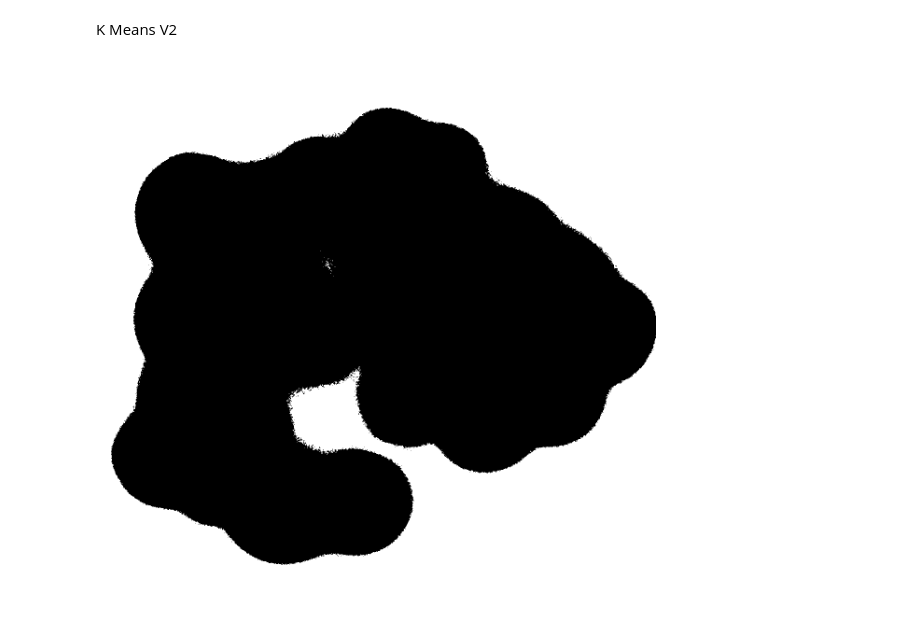
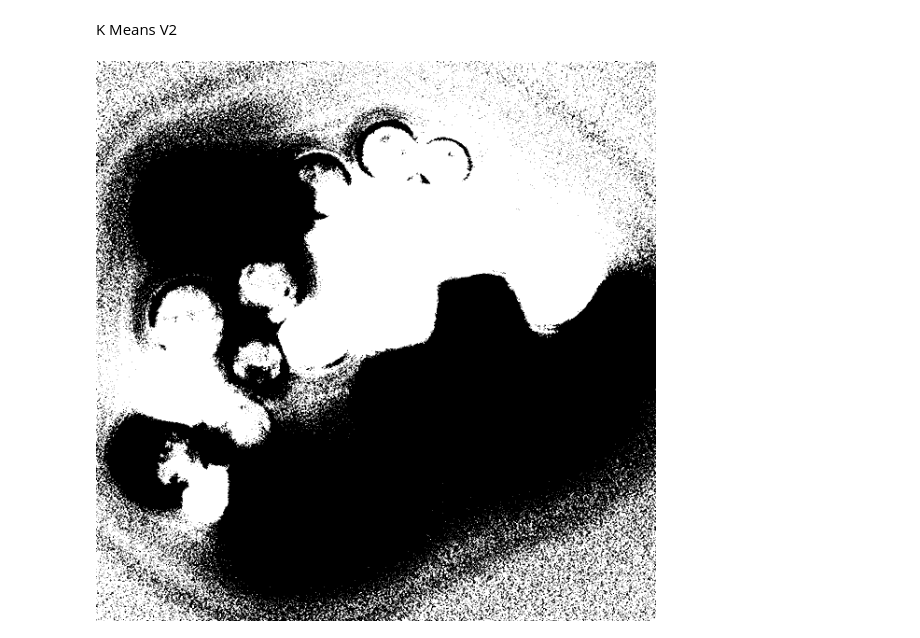
Before and after one commit to datascience-mobi-2022/2022-topic-01-team-05, a Jupyter notebook: code/K-Means correlation distance.ipynb, the cells around one changed output. Drawn from its saved outputs; the diff is of its cells as text; code cells hidden in the pictures.

```diff
--- a/code/K-Means correlation distance.ipynb
+++ b/code/K-Means correlation distance.ipynb
@@ -29,9 +31,9 @@ array([[2, 2, 0],
 # %%
 def calculate_distance(a,b):
 
-     a = numpy.array(a)
+    a = numpy.array(a)
     b = numpy.array(b)
-    s = np.corrcoef(a,b)
+    s = np.corrcoef(a,b)[0, 1]
     distance = 0.5*(1-s)
     return distance
 
@@ -135,9 +135,9 @@ def k_means2(image, K, iterations):
 # %%
 image = Image.open("../data/Yeast_Cells.jpg",'r')
 
 
-segmented_image = k_means2(image, 2, 30)
+segmented_image = k_means2(image, 2, 2)
 segmented_image.save('../data/test_out2.png')
 segmented_image # still somewhat inconsistent
 # %% [output]
-[figure, old version]
+[figure, new version]
```
Also changed, not shown: parts of 2 cells of this notebook, 1 other file.
